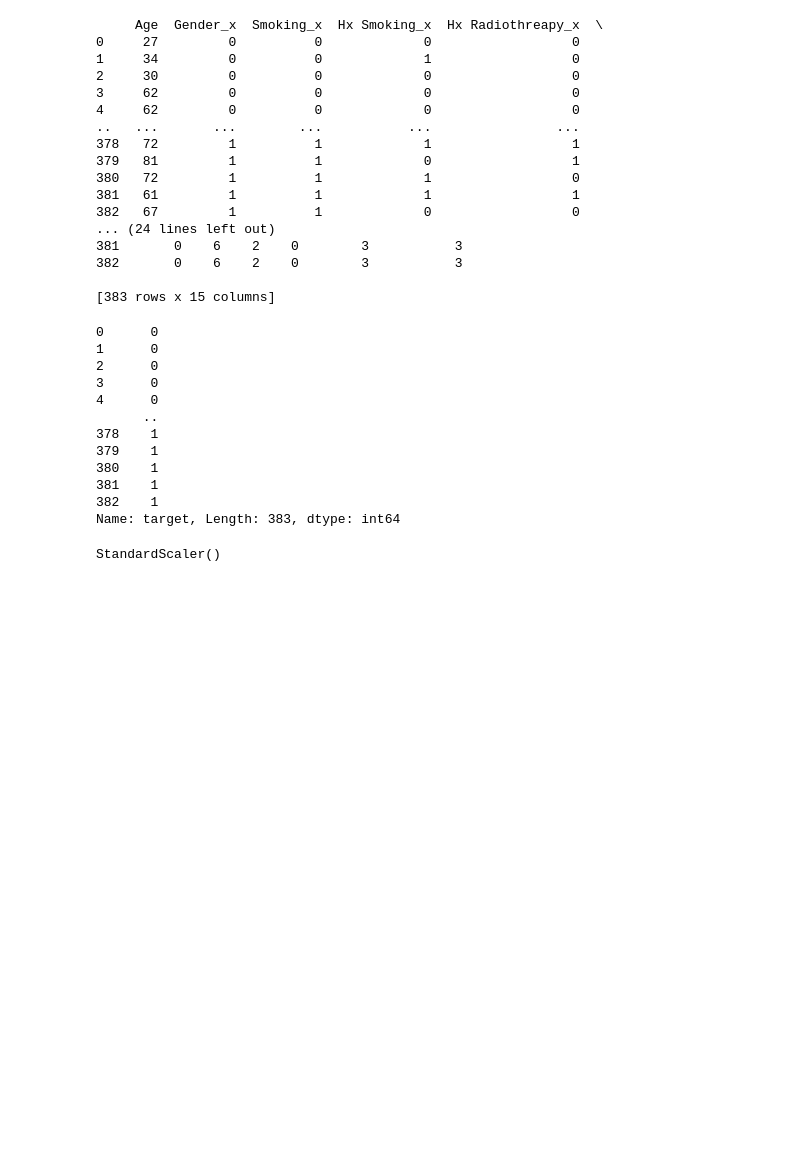
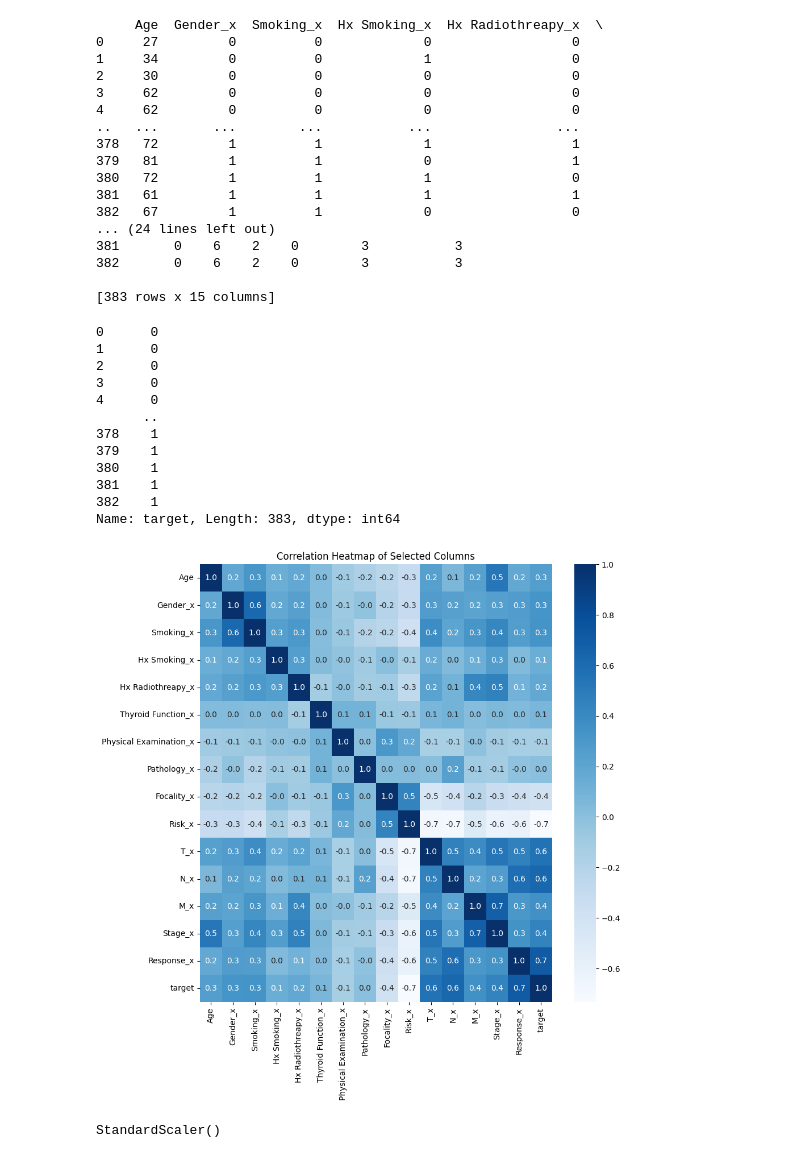
Before and after one commit to ThamilezaiAnanthakumar/Thyroid, a Jupyter notebook: Thyroid_Prediction.ipynb, the cells around one changed output. Cells and saved outputs as stored; diff of their text form; code cells hidden in the pictures; blank space fills up the shorter version.

```diff
--- a/Thyroid_Prediction.ipynb
+++ b/Thyroid_Prediction.ipynb
@@ -379,6 +381,16 @@ print(y)
 381    1
 382    1
 Name: target, Length: 383, dtype: int64
+# %%
+corr_matrix =thyroid_data[['Age','Gender_x','Smoking_x','Hx Smoking_x','Hx Radiothreapy_x','Thyroid Function_x','Physical Examination_x','Pathology_x','Focality_x','Risk_x','T_x','N_x','M_x','Stage_x','Response_x','target']].corr()
+# %%
+plt.figure(figsize=(10,10))
+sns.heatmap(corr_matrix, annot=True, cmap="Blues", fmt=".1f")
+
+plt.title("Correlation Heatmap of Selected Columns")
+plt.show()
+# %% [output]
+[figure, added]
 # %%
 scalar=StandardScaler()
 # %%
```
Also changed, not shown: parts of 2 cells of this notebook.
